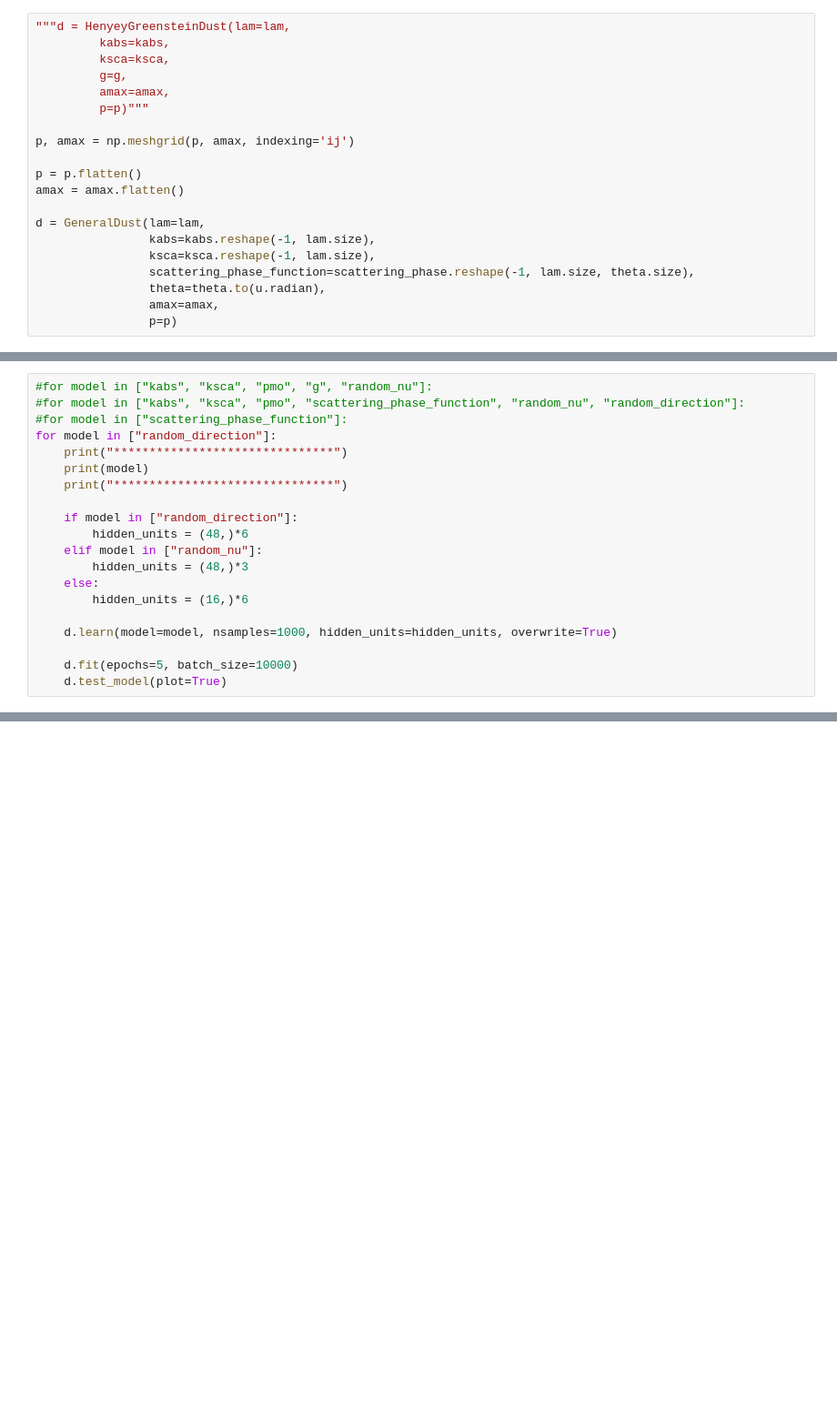
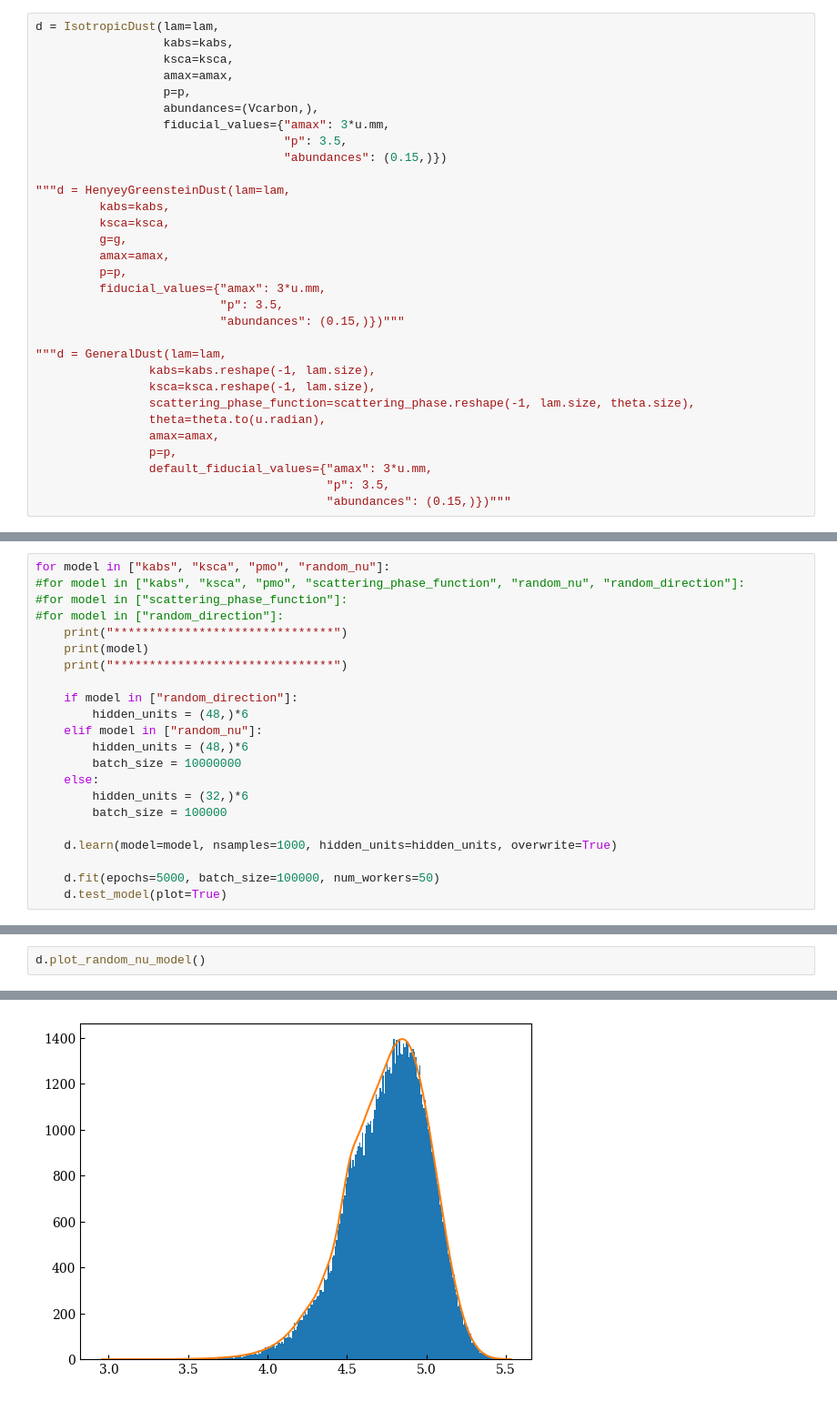
Before and after one commit to psheehan/pinball-rt, a Jupyter notebook: examples/dust-demo-diana.ipynb, the cells around one changed output, grey strips where cells are left out. Shown at 91% size. Cells and saved outputs as stored; diff of their text form; blank space fills up the shorter version.

```diff
--- a/examples/dust-demo-diana.ipynb
+++ b/examples/dust-demo-diana.ipynb
@@ -80,21 +81,32 @@ porosity = data["porosity"]
 # %%
+d = IsotropicDust(lam=lam,
+                  kabs=kabs,
+                  ksca=ksca,
+                  amax=amax,
+                  p=p,
+                  abundances=(Vcarbon,),
+                  fiducial_values={"amax": 3*u.mm,
+                                   "p": 3.5,
+                                   "abundances": (0.15,)})
+
 """d = HenyeyGreensteinDust(lam=lam,
          kabs=kabs,
          ksca=ksca,
          g=g,
          amax=amax,
-         p=p)"""
+         p=p,
+         fiducial_values={"amax": 3*u.mm,
+                          "p": 3.5,
+                          "abundances": (0.15,)})"""
 
-p, amax = np.meshgrid(p, amax, indexing='ij')
-
-p = p.flatten()
-amax = amax.flatten()
-
-d = GeneralDust(lam=lam,
+"""d = GeneralDust(lam=lam,
                 kabs=kabs.reshape(-1, lam.size),
                 ksca=ksca.reshape(-1, lam.size),
                 scattering_phase_function=scattering_phase.reshape(-1, lam.size, theta.size),
                 theta=theta.to(u.radian),
                 amax=amax,
-                p=p)
+                p=p,
+                default_fiducial_values={"amax": 3*u.mm,
+                                         "p": 3.5,
+                                         "abundances": (0.15,)})"""
 # %% [output]
@@ -102,8 +114,8 @@ Warp CUDA warning: Could not find or load the NVIDIA CUDA driver. GPU execution
 # %%
-#for model in ["kabs", "ksca", "pmo", "g", "random_nu"]:
+for model in ["kabs", "ksca", "pmo", "random_nu"]:
 #for model in ["kabs", "ksca", "pmo", "scattering_phase_function", "random_nu", "random_direction"]:
 #for model in ["scattering_phase_function"]:
-for model in ["random_direction"]:
+#for model in ["random_direction"]:
     print("*******************************")
     print(model)
     print("*******************************")
@@ -111,12 +123,14 @@ for model in ["random_direction"]:
     if model in ["random_direction"]:
         hidden_units = (48,)*6
     elif model in ["random_nu"]:
-        hidden_units = (48,)*3
+        hidden_units = (48,)*6
+        batch_size = 10000000
     else:
-        hidden_units = (16,)*6
+        hidden_units = (32,)*6
+        batch_size = 100000
 
     d.learn(model=model, nsamples=1000, hidden_units=hidden_units, overwrite=True)
 
-    d.fit(epochs=5, batch_size=10000)
+    d.fit(epochs=5000, batch_size=100000, num_workers=50)
     d.test_model(plot=True)
 # %% [output]
@@ -148,0 +167,3 @@ HPU available: False, using: 0 HPUs
+# %%
+d.plot_random_nu_model()
+# %% [output]
@@ -149 +171,2 @@ HPU available: False, using: 0 HPUs
+[figure, added]
 # %%
```
Also changed, not shown: parts of 15 cells of this notebook, 1 other file.
